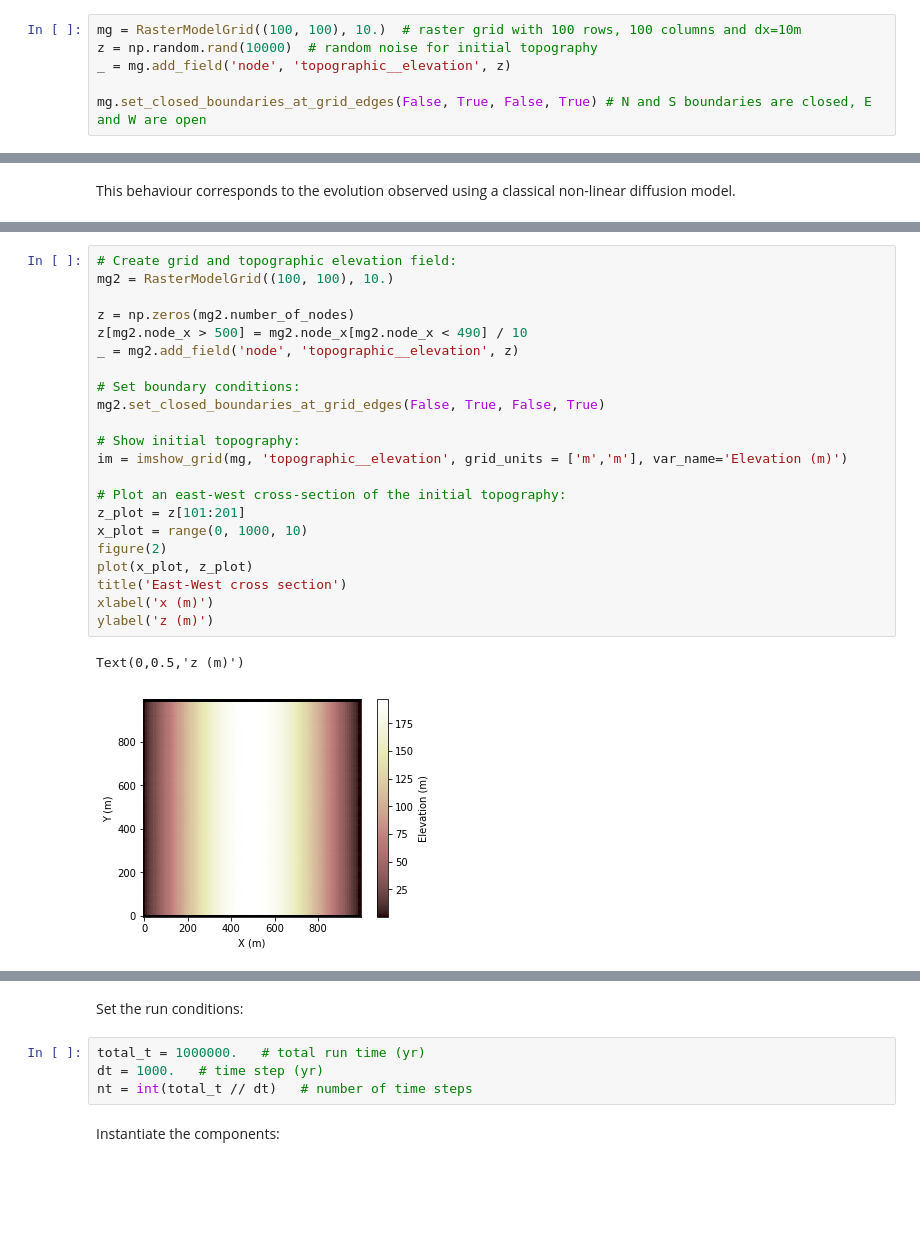
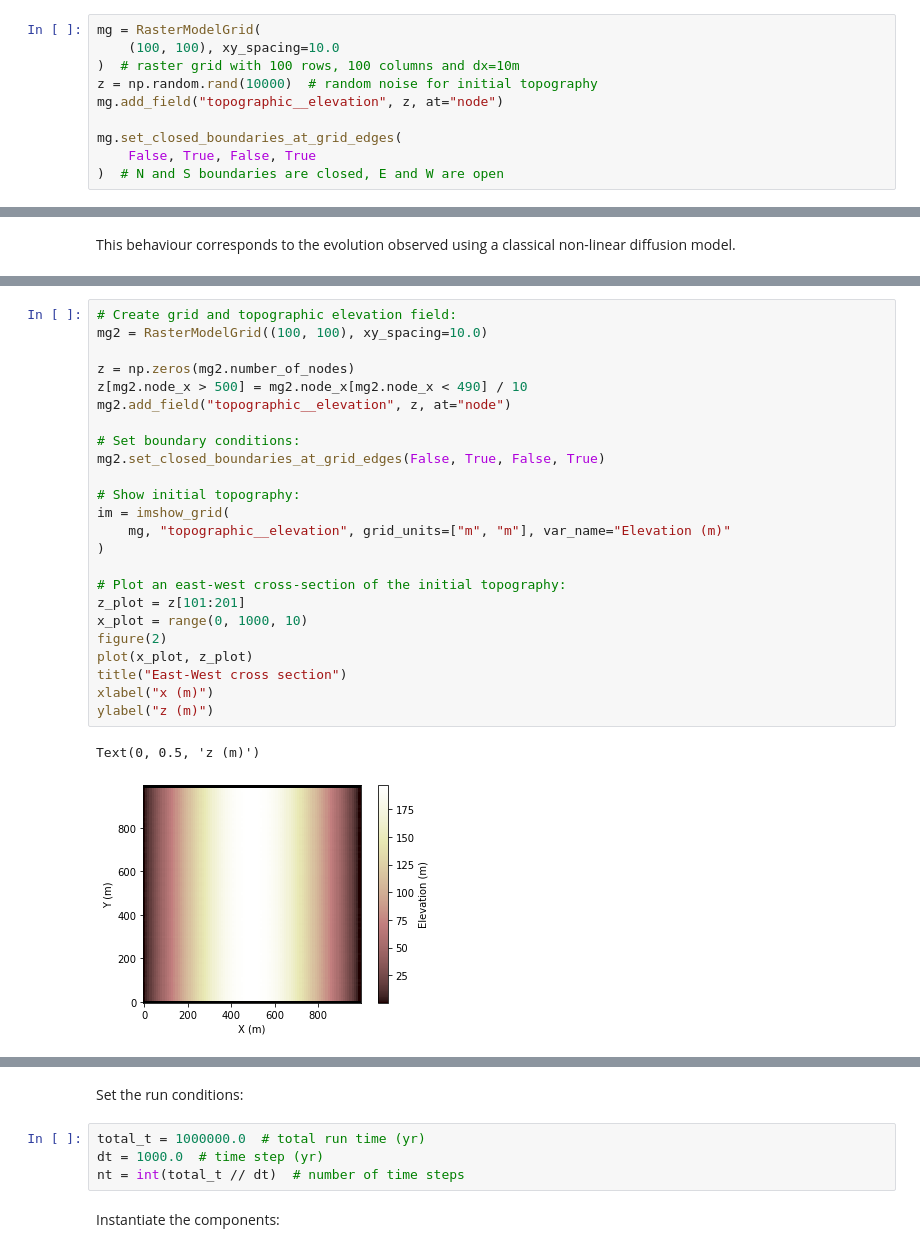
Before and after one commit to landlab/tutorials, a Jupyter notebook: transport-length_hillslope_diffuser/TLHDiff_tutorial.ipynb, the cells around one changed output, grey strips where cells are left out. Cells and saved outputs as stored; diff of their text form; blank space fills up the shorter version.

Commit message:
Gt/edit tl diff ttl (#71)
* minor edit to text of TL diff ttl

* fix typos; reformat for black; v2 syntax

```diff
--- a/transport-length_hillslope_diffuser/TLHDiff_tutorial.ipynb
+++ b/transport-length_hillslope_diffuser/TLHDiff_tutorial.ipynb
@@ -97,11 +95,15 @@ from landlab.plot import imshow_grid
 # %% [markdown]
 Make a grid and set boundary conditions:
 # %%
-mg = RasterModelGrid((100, 100), 10.)  # raster grid with 100 rows, 100 columns and dx=10m
+mg = RasterModelGrid(
+    (100, 100), xy_spacing=10.0
+)  # raster grid with 100 rows, 100 columns and dx=10m
 z = np.random.rand(10000)  # random noise for initial topography
-_ = mg.add_field('node', 'topographic__elevation', z)
+mg.add_field("topographic__elevation", z, at="node")
 
-mg.set_closed_boundaries_at_grid_edges(False, True, False, True) # N and S boundaries are closed, E and W are open
+mg.set_closed_boundaries_at_grid_edges(
+    False, True, False, True
+)  # N and S boundaries are closed, E and W are open
 # %% [markdown]
 Set the initial and run conditions:
 # %%
@@ -182,25 +186,27 @@ First, we create a grid: the western half of the grid is flat at 0m of elevation
 # %%
 # Create grid and topographic elevation field:
-mg2 = RasterModelGrid((100, 100), 10.)
+mg2 = RasterModelGrid((100, 100), xy_spacing=10.0)
 
 z = np.zeros(mg2.number_of_nodes)
 z[mg2.node_x > 500] = mg2.node_x[mg2.node_x < 490] / 10
-_ = mg2.add_field('node', 'topographic__elevation', z)
+mg2.add_field("topographic__elevation", z, at="node")
 
 # Set boundary conditions:
 mg2.set_closed_boundaries_at_grid_edges(False, True, False, True)
 
 # Show initial topography:
-im = imshow_grid(mg, 'topographic__elevation', grid_units = ['m','m'], var_name='Elevation (m)')
+im = imshow_grid(
+    mg, "topographic__elevation", grid_units=["m", "m"], var_name="Elevation (m)"
+)
 
 # Plot an east-west cross-section of the initial topography:
 z_plot = z[101:201]
 x_plot = range(0, 1000, 10)
 figure(2)
 plot(x_plot, z_plot)
-title('East-West cross section')
-xlabel('x (m)')
-ylabel('z (m)')
+title("East-West cross section")
+xlabel("x (m)")
+ylabel("z (m)")
 # %% [output]
-Text(0,0.5,'z (m)')
+Text(0, 0.5, 'z (m)')
-[figure, old version]
+[figure, new version]
@@ -208,9 +214,9 @@ Text(0,0.5,'z (m)')
 # %% [markdown]
 Set the run conditions:
 # %%
-total_t = 1000000.   # total run time (yr)
-dt = 1000.   # time step (yr)
-nt = int(total_t // dt)   # number of time steps
+total_t = 1000000.0  # total run time (yr)
+dt = 1000.0  # time step (yr)
+nt = int(total_t // dt)  # number of time steps
 # %% [markdown]
 Instantiate the components:
 # %%
```
Also changed, not shown: parts of 12 cells of this notebook, 1 other file.
